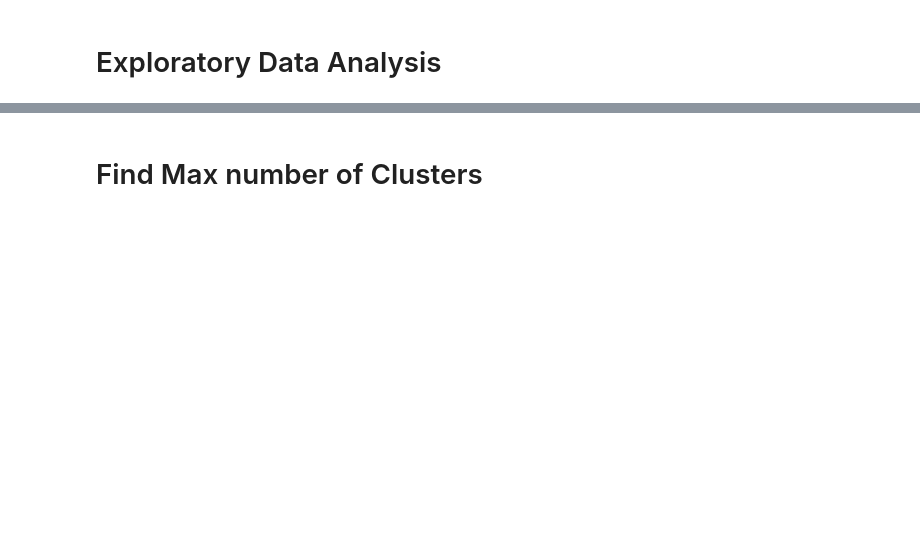
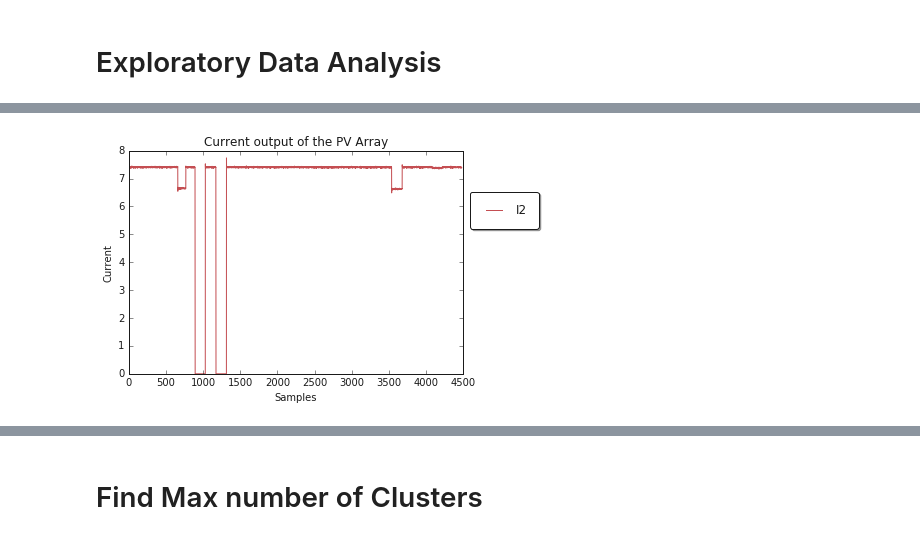
Before and after one commit to alebermudez94/Investigation, a Jupyter notebook: src/MachineLearning_PV.ipynb, the cells around one changed output, grey strips where cells are left out. Saved outputs shown, nothing was run; the diff lists cells and outputs as text; code cells hidden in the pictures; blank space fills up the shorter version.

```diff
--- a/src/MachineLearning_PV.ipynb
+++ b/src/MachineLearning_PV.ipynb
@@ -42,0 +100,29 @@ dataset.describe()
+# %%
+import matplotlib.pyplot as plt
+plt.style.use('_classic_test')
+%matplotlib inline
+# Create figure
+fig = plt.figure()
+# Add subplot to figure
+ax = fig.add_subplot(111)
+#Separte the axis
+x  = data.index
+y2 = data['I2']
+# Plot data
+#styles = ['-', '--', '-.', ':']
+curve2 = ax.plot(x, y2, '-r', label='I2')
+# Set axis labels
+ax.set_xlabel('Samples')
+ax.set_ylabel('Current')
+plt.title('Current output of the PV Array')
+
+# Add legend - loc is a tuple specifying the bottom left corner
+#ax.legend(loc='upper left', frameon=False)
+#ax.legend(frameon=False, loc='lower center', ncol=2)
+ax.legend(loc=(1.02, 0.65), fancybox=True, framealpha=1, shadow=True, borderpad=1)
+
+plt.plot()
+# Save plot
+plt.show()
+# %% [output]
+[figure, added]
```
Also changed, not shown: parts of 32 cells of this notebook.
